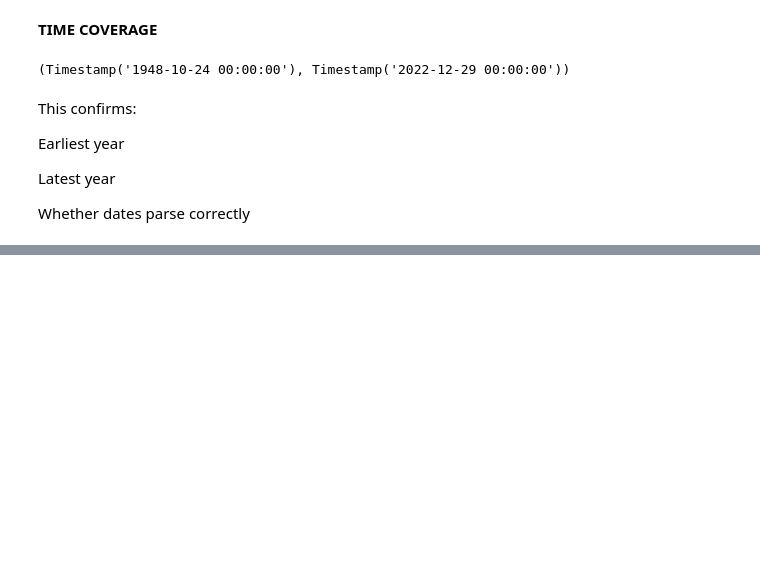
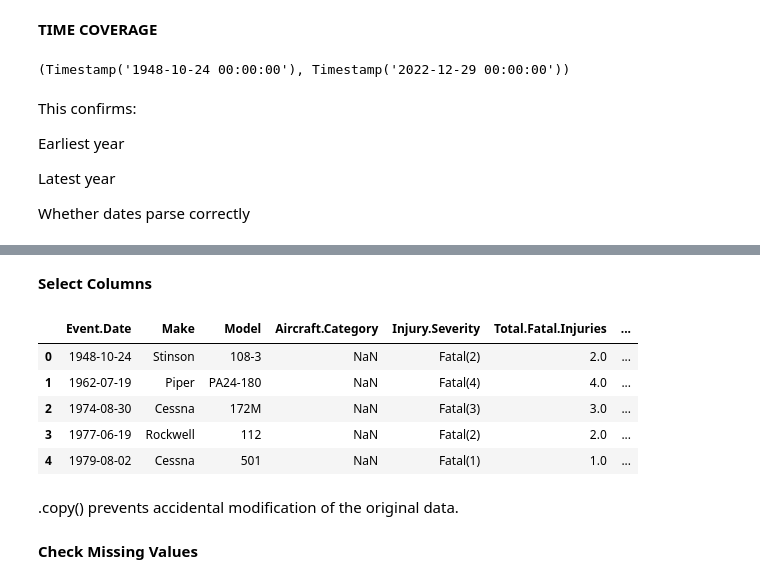
Before and after one commit to michelleotieno12-netizen/aviation-safety-analysis1, a Jupyter notebook: notebooks/01_aviation_safety_analysis.ipynb, the cells around one changed output, grey strips where cells are left out. Cells and saved outputs as stored; diff of their text form; code cells hidden in the pictures; blank space fills up the shorter version.

```diff
--- a/notebooks/01_aviation_safety_analysis.ipynb
+++ b/notebooks/01_aviation_safety_analysis.ipynb
@@ -169,0 +202,28 @@ Whether dates parse correctly
+# %% [markdown]
+**Select Columns**
+# %%
+risk_columns = [
+    "Event.Date",
+    "Make",
+    "Model",
+    "Aircraft.Category",
+    "Injury.Severity",
+    "Total.Fatal.Injuries",
+    "Total.Serious.Injuries",
+    "Total.Minor.Injuries"
+]
+
+risk_df = df[risk_columns].copy()
+
+risk_df.head()
+# %% [output]
+|  | Event.Date | Make | Model | Aircraft.Category | Injury.Severity | Total.Fatal.Injuries | ... |
+| 0 | 1948-10-24 | Stinson | 108-3 | NaN | Fatal(2) | 2.0 | ... |
+| 1 | 1962-07-19 | Piper | PA24-180 | NaN | Fatal(4) | 4.0 | ... |
+| 2 | 1974-08-30 | Cessna | 172M | NaN | Fatal(3) | 3.0 | ... |
+| 3 | 1977-06-19 | Rockwell | 112 | NaN | Fatal(2) | 2.0 | ... |
+| 4 | 1979-08-02 | Cessna | 501 | NaN | Fatal(1) | 1.0 | ... |
+# %% [markdown]
+.copy() prevents accidental modification of the original data.
+# %% [markdown]
+**Check Missing Values**
```
Also changed, not shown: parts of 30 cells of this notebook.
